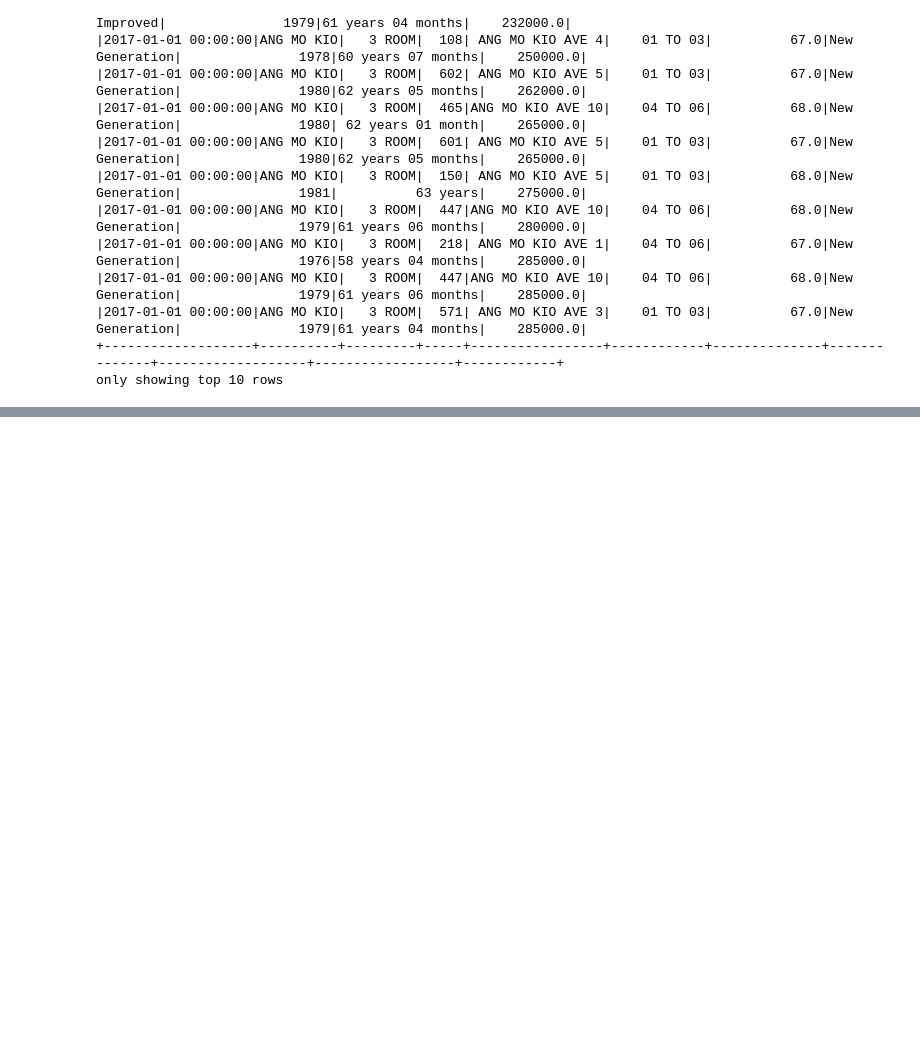
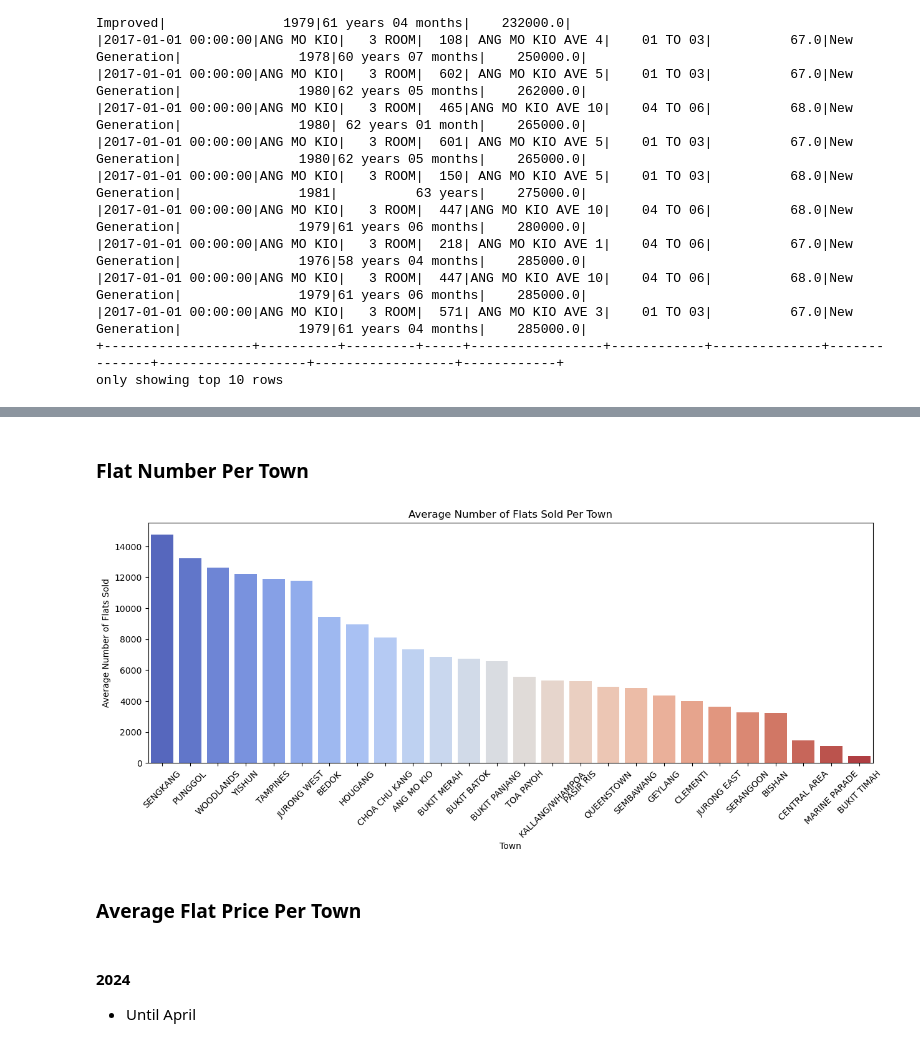
Before and after one commit to xuwenyihust/PawMark, a Jupyter notebook: examples/sg-resale-flat-prices/sg-resale-flat-prices.ipynb, the cells around one changed output, grey strips where cells are left out. Cells and saved outputs as stored; diff of their text form; code cells hidden in the pictures; blank space fills up the shorter version.

```diff
--- a/examples/sg-resale-flat-prices/sg-resale-flat-prices.ipynb
+++ b/examples/sg-resale-flat-prices/sg-resale-flat-prices.ipynb
@@ -43,0 +112,28 @@ spark.sql("show schemas").show()
+# %% [markdown]
+### Flat Number Per Town
+# %%
+avg_flats_df = spark.sql("""
+    select
+        town,
+        count(*) as flat_number
+    from resale_flat_prices
+    group by town
+    order by 2 desc
+""")
+
+avg_flats_pd = avg_flats_df.toPandas()
+# %%
+plt.figure(figsize=(15, 5))
+sns.barplot(x='town', y='flat_number', hue='town', data=avg_flats_pd, palette='coolwarm')
+plt.xlabel('Town')
+plt.ylabel('Average Number of Flats Sold')
+plt.title('Average Number of Flats Sold Per Town')
+plt.xticks(rotation=45)
+plt.show()
+# %% [output]
+[figure, added]
+# %% [markdown]
+### Average Flat Price Per Town
+# %% [markdown]
+#### 2024
+- Until April
```
Also changed, not shown: parts of 10 cells of this notebook, 1 other file.
